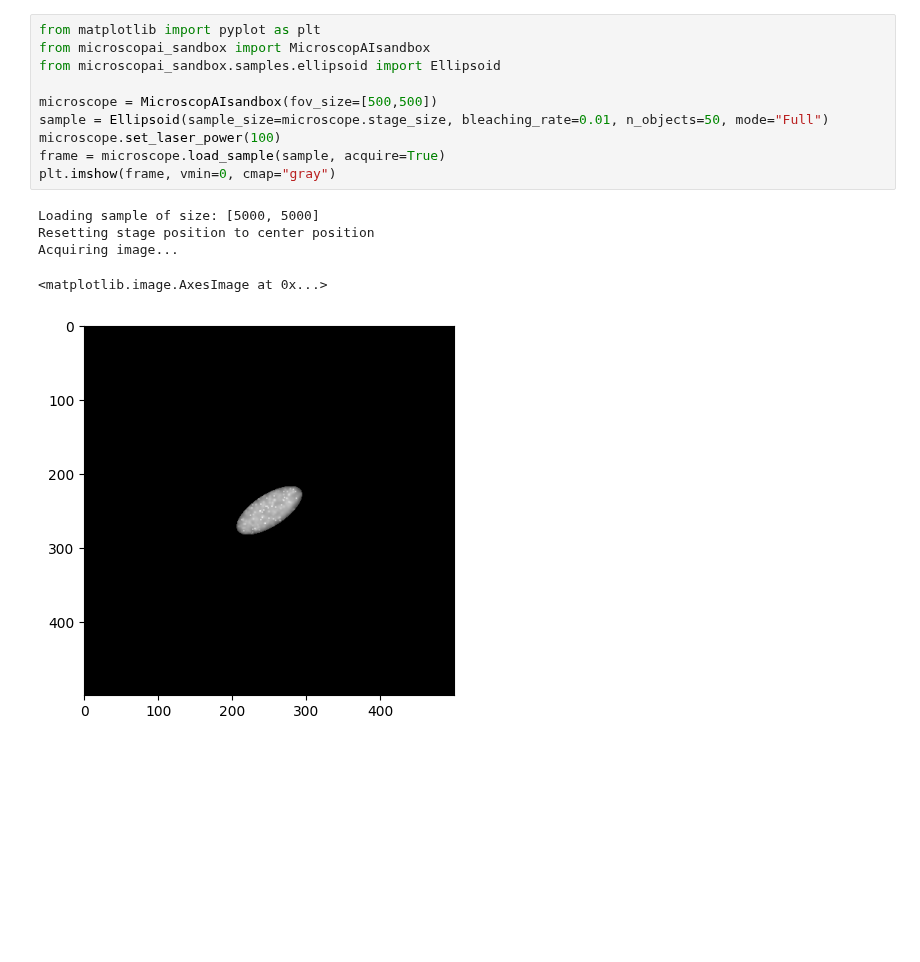
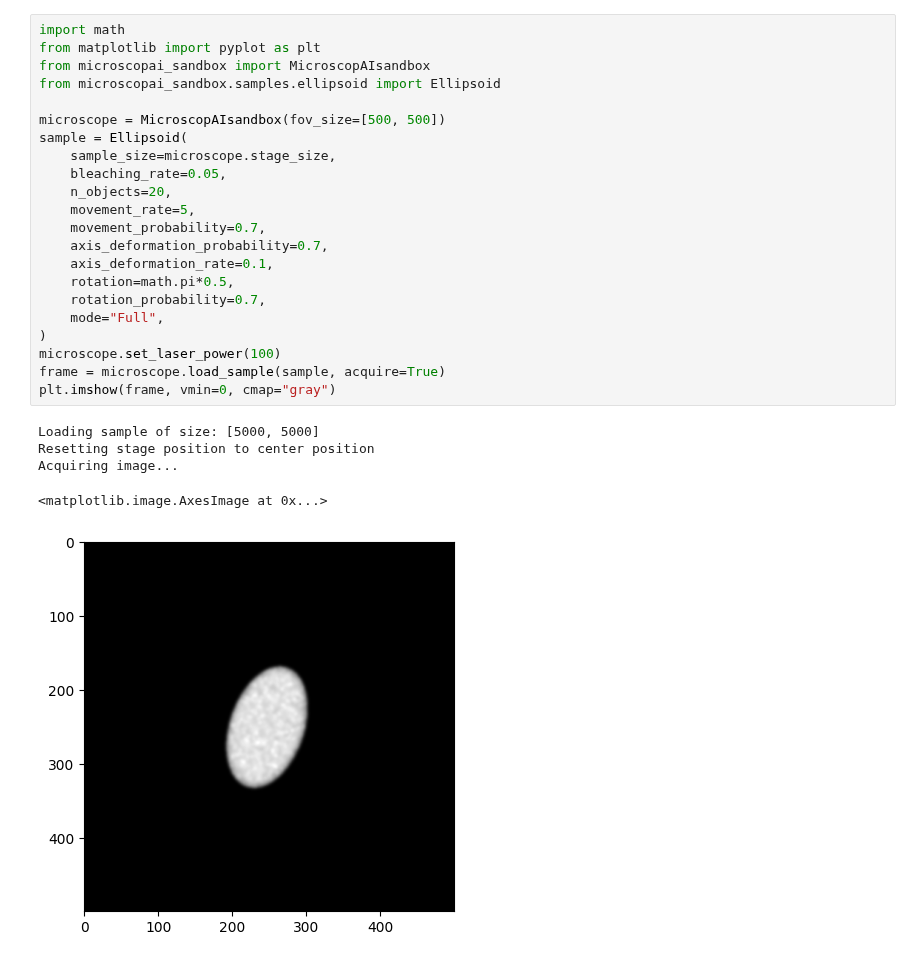
Before and after one commit to HenriquesLab/mAIcroscopysandbox, a Jupyter notebook: notebooks/example_usage.ipynb, the cells around one changed output. Saved outputs shown, nothing was run; the diff lists cells and outputs as text; blank space fills up the shorter version.

```diff
--- a/notebooks/example_usage.ipynb
+++ b/notebooks/example_usage.ipynb
@@ -1,17 +1,29 @@
 # %%
+import math
 from matplotlib import pyplot as plt
 from microscopai_sandbox import MicroscopAIsandbox
 from microscopai_sandbox.samples.ellipsoid import Ellipsoid
 
-microscope = MicroscopAIsandbox(fov_size=[500,500])
-sample = Ellipsoid(sample_size=microscope.stage_size, bleaching_rate=0.01, n_objects=50, mode="Full")
+microscope = MicroscopAIsandbox(fov_size=[500, 500])
+sample = Ellipsoid(
+    sample_size=microscope.stage_size,
+    bleaching_rate=0.05,
+    n_objects=20,
+    movement_rate=5,
+    movement_probability=0.7,
+    axis_deformation_probability=0.7,
+    axis_deformation_rate=0.1,
+    rotation=math.pi*0.5,
+    rotation_probability=0.7,
+    mode="Full",
+)
 microscope.set_laser_power(100)
 frame = microscope.load_sample(sample, acquire=True)
 plt.imshow(frame, vmin=0, cmap="gray")
 # %% [output]
 Loading sample of size: [5000, 5000]
 Resetting stage position to center position
 Acquiring image...
 <matplotlib.image.AxesImage at 0x...>
-[figure, old version]
+[figure, new version]
 # %%
```
Also changed, not shown: parts of 4 cells of this notebook, 4 other files.
